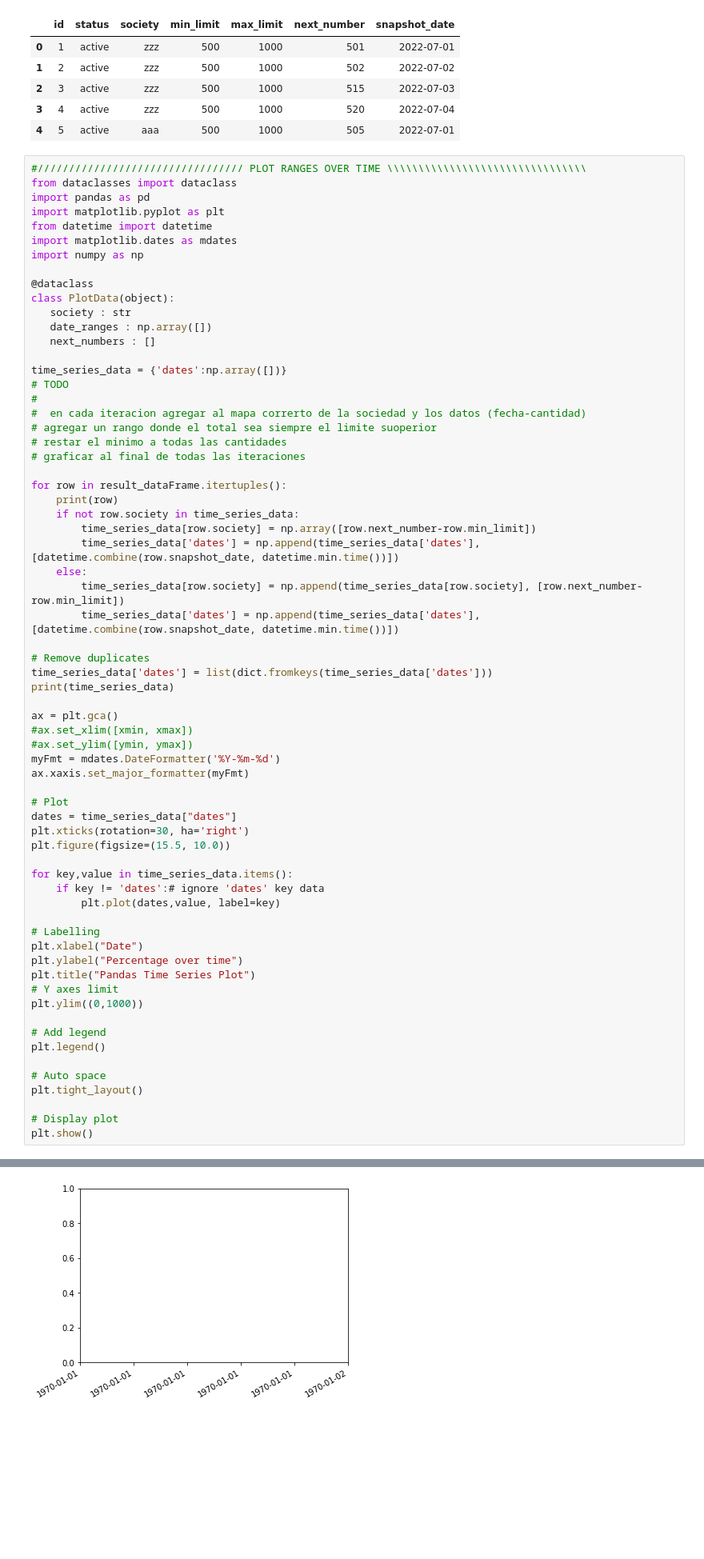
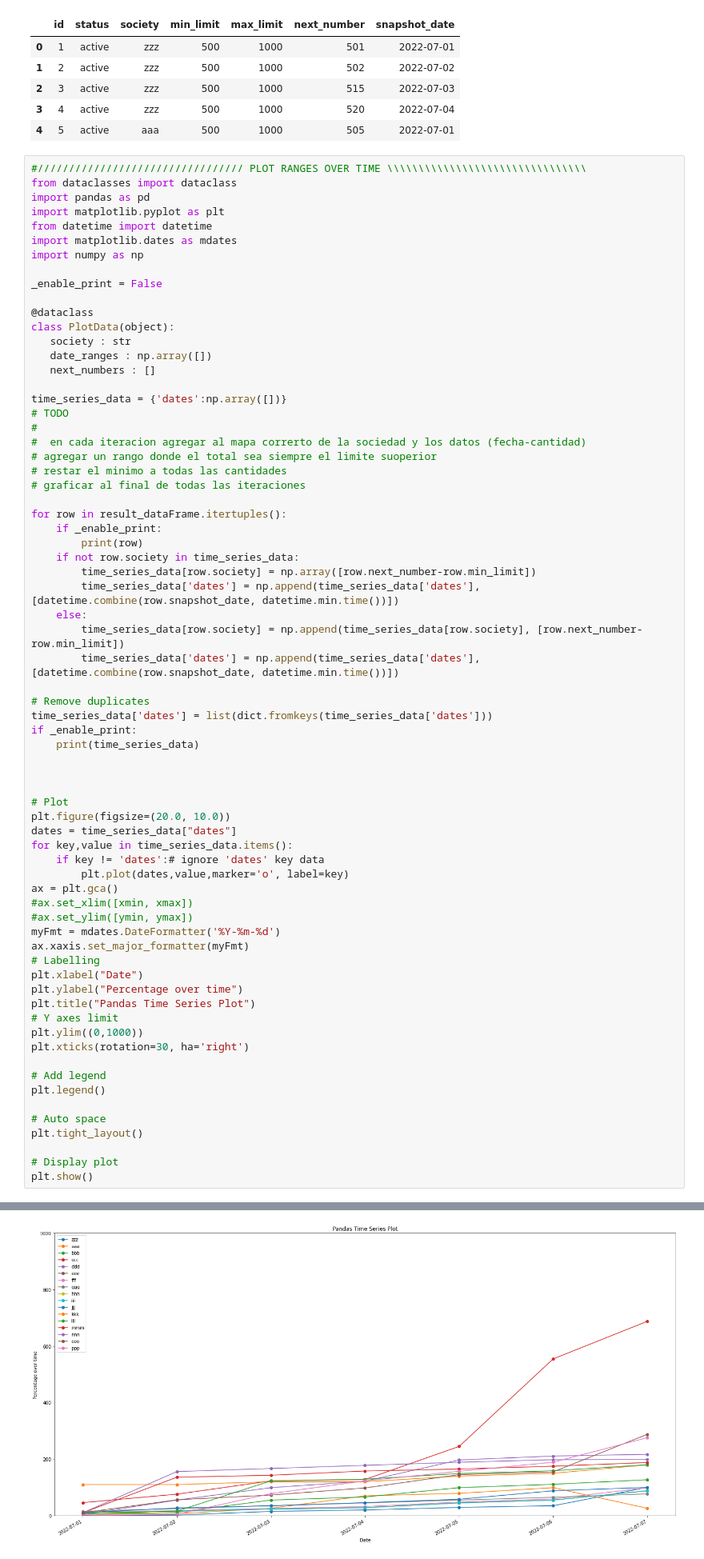
Before and after one commit to fronzec/jupyter-projects, a Jupyter notebook: ploting/ploting.ipynb, the cells around one changed output, grey strips where cells are left out. Shown: that part at 80% size. Drawn from its saved outputs; the diff is of its cells as text; blank space fills up the shorter version.

Commit message:
fix: duplicated graph

```diff
--- a/ploting/ploting.ipynb
+++ b/ploting/ploting.ipynb
@@ -26,6 +26,8 @@ import matplotlib.pyplot as plt
 from datetime import datetime
 import matplotlib.dates as mdates
 import numpy as np
+
+_enable_print = False
 
 @dataclass
 class PlotData(object):
@@ -42,7 +44,8 @@ time_series_data = {'dates':np.array([])}
 # graficar al final de todas las iteraciones
 
 for row in result_dataFrame.itertuples():
-    print(row)
+    if _enable_print:
+        print(row)
     if not row.society in time_series_data:
         time_series_data[row.society] = np.array([row.next_number-row.min_limit])
         time_series_data['dates'] = np.append(time_series_data['dates'], [datetime.combine(row.snapshot_date, datetime.min.time())])
@@ -52,29 +55,29 @@ for row in result_dataFrame.itertuples():
 
 # Remove duplicates
 time_series_data['dates'] = list(dict.fromkeys(time_series_data['dates']))
-print(time_series_data)
+if _enable_print:
+    print(time_series_data)
 
+
+
+# Plot
+plt.figure(figsize=(20.0, 10.0))
+dates = time_series_data["dates"]
+for key,value in time_series_data.items():
+    if key != 'dates':# ignore 'dates' key data
+        plt.plot(dates,value,marker='o', label=key)
 ax = plt.gca()
 #ax.set_xlim([xmin, xmax])
 #ax.set_ylim([ymin, ymax])
 myFmt = mdates.DateFormatter('%Y-%m-%d')
 ax.xaxis.set_major_formatter(myFmt)
-
-# Plot
-dates = time_series_data["dates"]
-plt.xticks(rotation=30, ha='right')
-plt.figure(figsize=(15.5, 10.0))
-
-for key,value in time_series_data.items():
-    if key != 'dates':# ignore 'dates' key data
-        plt.plot(dates,value, label=key)
-
 # Labelling
 plt.xlabel("Date")
 plt.ylabel("Percentage over time")
 plt.title("Pandas Time Series Plot")
 # Y axes limit
 plt.ylim((0,1000))
+plt.xticks(rotation=30, ha='right')
 
 # Add legend
 plt.legend()
@@ -105 +91 @@ Pandas(Index=118, id=203, status='active', society='ppp', min_limit=500, max_lim
-[figure, old version]
+[figure, new version]
```
Also changed, not shown: parts of 1 cell of this notebook.
